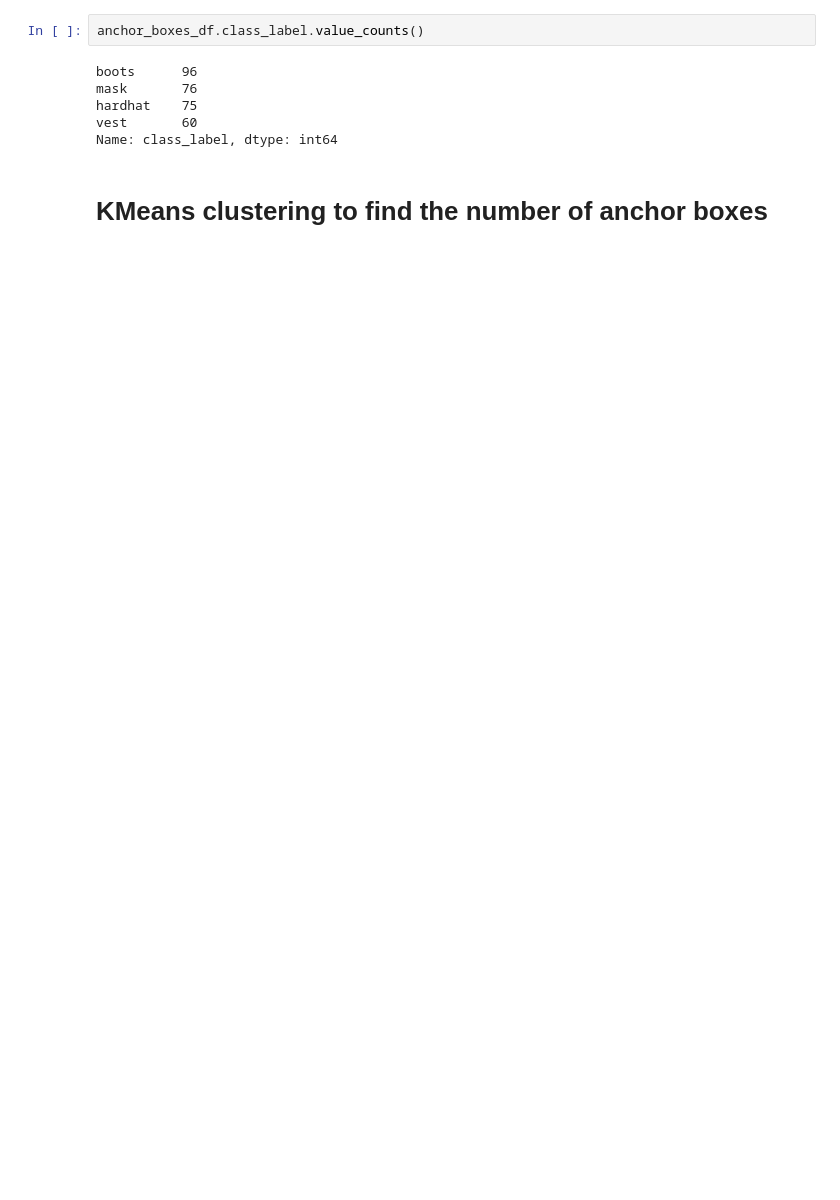
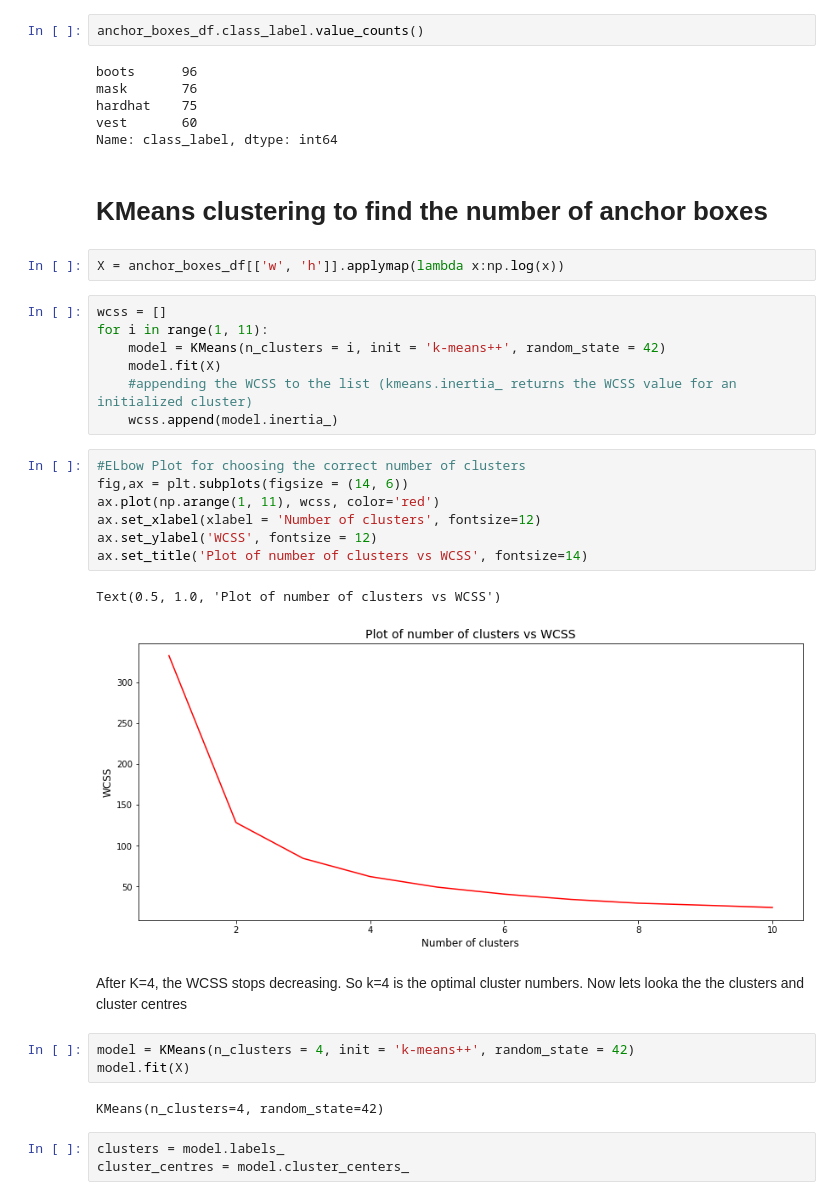
Before and after one commit to anubhabPanda/TSAI-EVA5, a Jupyter notebook: Week12/EVA5S12_Yolo_Anchor_Boxes.ipynb, the cells around one changed output. Cells and saved outputs as stored; diff of their text form; blank space fills up the shorter version.

```diff
--- a/Week12/EVA5S12_Yolo_Anchor_Boxes.ipynb
+++ b/Week12/EVA5S12_Yolo_Anchor_Boxes.ipynb
@@ -185,3 +190,33 @@ vest       60
 Name: class_label, dtype: int64
 # %% [markdown]
 # KMeans clustering to find the number of anchor boxes
+# %%
+X = anchor_boxes_df[['w', 'h']].applymap(lambda x:np.log(x))
+# %%
+wcss = []
+for i in range(1, 11):
+    model = KMeans(n_clusters = i, init = 'k-means++', random_state = 42)
+    model.fit(X)
+    #appending the WCSS to the list (kmeans.inertia_ returns the WCSS value for an initialized cluster)
+    wcss.append(model.inertia_)
+# %%
+#ELbow Plot for choosing the correct number of clusters
+fig,ax = plt.subplots(figsize = (14, 6))
+ax.plot(np.arange(1, 11), wcss, color='red')
+ax.set_xlabel(xlabel = 'Number of clusters', fontsize=12)
+ax.set_ylabel('WCSS', fontsize = 12)
+ax.set_title('Plot of number of clusters vs WCSS', fontsize=14)
+# %% [output]
+Text(0.5, 1.0, 'Plot of number of clusters vs WCSS')
+[figure, added]
+# %% [markdown]
+After K=4, the WCSS stops decreasing. So k=4 is the optimal cluster numbers.
+Now lets looka the the clusters and cluster centres
+# %%
+model = KMeans(n_clusters = 4, init = 'k-means++', random_state = 42)
+model.fit(X)
+# %% [output]
+KMeans(n_clusters=4, random_state=42)
+# %%
+clusters = model.labels_
+cluster_centres = model.cluster_centers_
```
Also changed, not shown: parts of 3 cells of this notebook, 3 other files.
